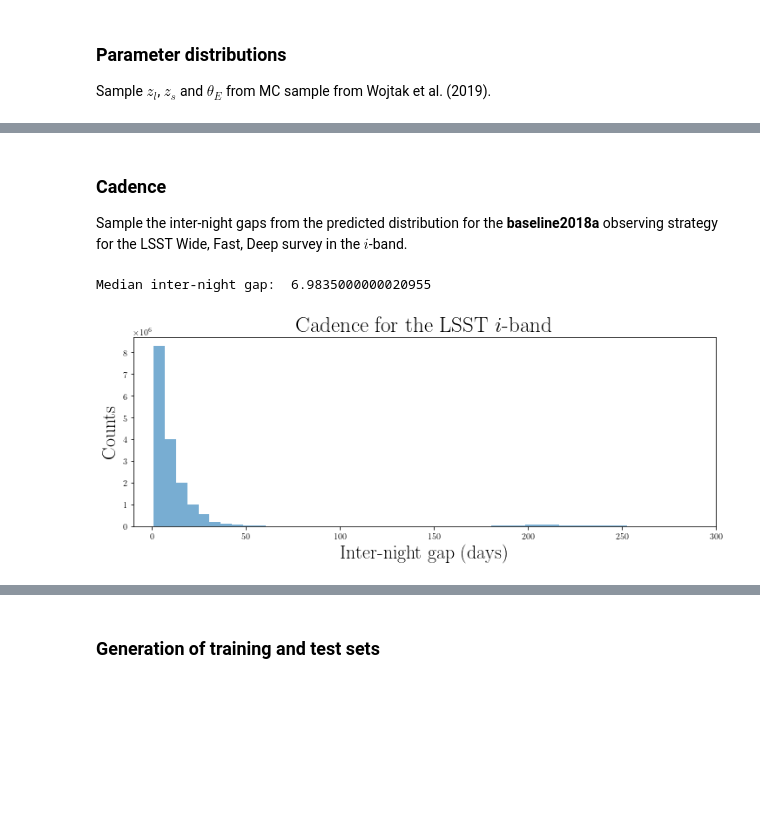
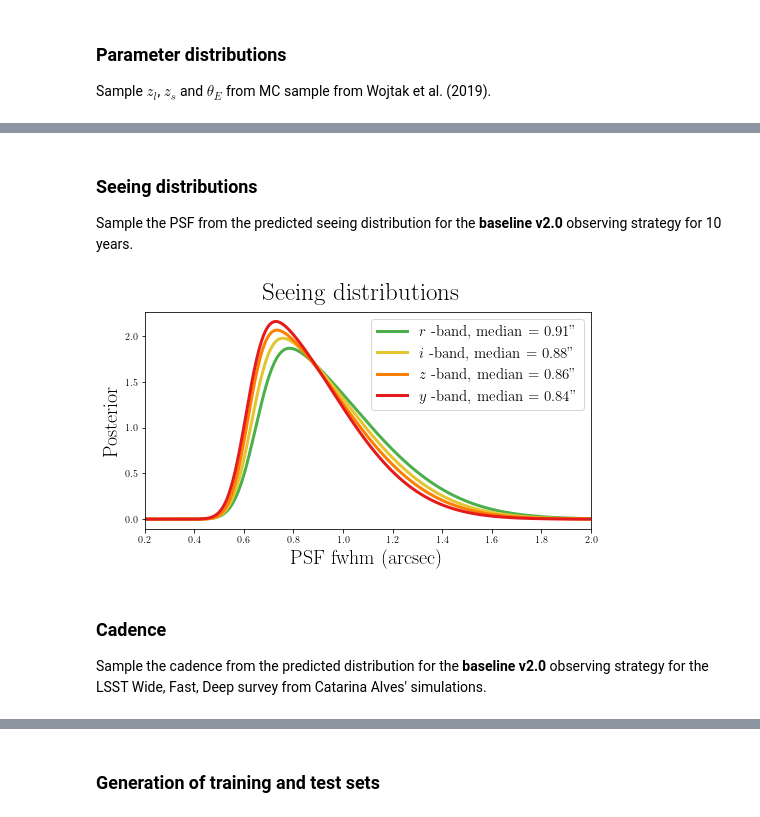
Before and after one commit to Nikki1510/lensed_supernova_simulator_tool, a Jupyter notebook: src/generate_data.ipynb, the cells around one changed output, grey strips where cells are left out. Drawn from its saved outputs; the diff is of its cells as text; code cells hidden in the pictures; blank space fills up the shorter version.

```diff
--- a/src/generate_data.ipynb
+++ b/src/generate_data.ipynb
@@ -23,12 +29,11 @@ lsst.plot_redshifts(z_lens_list_, z_source_list_)
+# %% [markdown]
+### Seeing distributions
+Sample the PSF from the predicted seeing distribution for the <b> baseline v2.0 </b> observing strategy for 10 years.
+# %%
+lsst.plot_seeing_distributions()
+# %% [output]
+[figure, added]
 # %% [markdown]
 ### Cadence
 
-Sample the inter-night gaps from the predicted distribution for the <b> baseline2018a </b> observing strategy for the LSST Wide, Fast, Deep survey in the $i$-band.
+Sample the cadence from the predicted distribution for the <b> baseline v2.0 </b> observing strategy for the LSST Wide, Fast, Deep survey from Catarina Alves' simulations.
-# %%
-inter_night_gap = lsst.get_inter_night_gap()
-print("Median inter-night gap: ", np.median(inter_night_gap))
-
-lsst.plot_inter_night_gap(inter_night_gap)
-# %% [output]
-Median inter-night gap:  6.9835000000020955
-[figure, removed]
```
Also changed, not shown: parts of 8 cells of this notebook, 7 other files.
